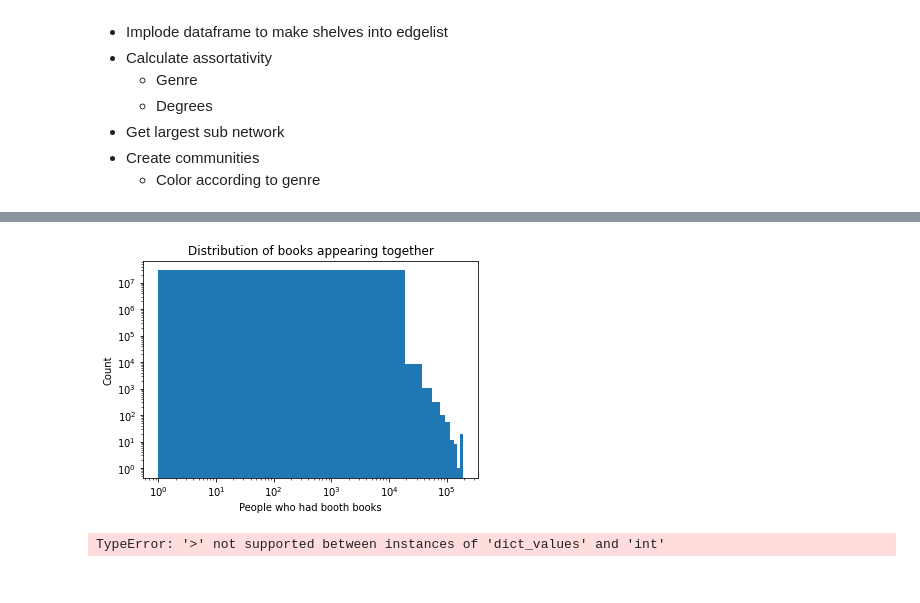
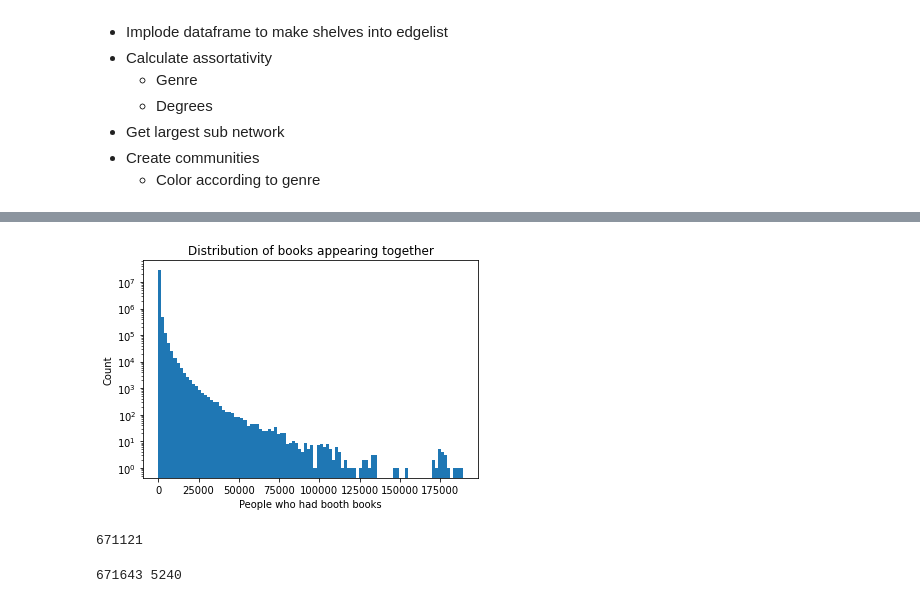
Before and after one commit to davidAlvaBro/comsocsci_final_proj, a Jupyter notebook: Generate network.ipynb, the cells around one changed output, grey strips where cells are left out. Saved outputs shown, nothing was run; the diff lists cells and outputs as text; code cells hidden in the pictures.

```diff
--- a/Generate network.ipynb
+++ b/Generate network.ipynb
@@ -76,15 +128,17 @@ with open(DATA_PATH + 'edges.pickle', 'wb') as f:
+# %%
+# Load the shelf edges
+edges = np.load(DATA_PATH + 'shelf_edges.npy', allow_pickle=True).item()
 # %%
 # Plot a histogram of the number of times each edge appears
-plt.hist(edges.values())
-plt.xscale('log')
-plt.yscale('log')
+plt.hist(edges.values(), log=True, bins=100)
+# plt.xscale('log')
 plt.xlabel('People who had booth books')
 plt.ylabel('Count')
 plt.title('Distribution of books appearing together')
 plt.show()
 # %% [output]
-[figure, old version]
+[figure, new version]
 # %%
-sum(np.array(edges.values()) > 1000)
+sum(np.array(list(edges.values())) > 2000)
 # %% [output]
-TypeError: '>' not supported between instances of 'dict_values' and 'int'
+671121
@@ -90,0 +152,4 @@ TypeError: '>' not supported between instances of 'dict_values' and 'int'
+# %%
+print(G.number_of_edges(), G.number_of_nodes())
+# %% [output]
+671643 5240
```
Also changed, not shown: parts of 27 cells of this notebook, 1 other file.
